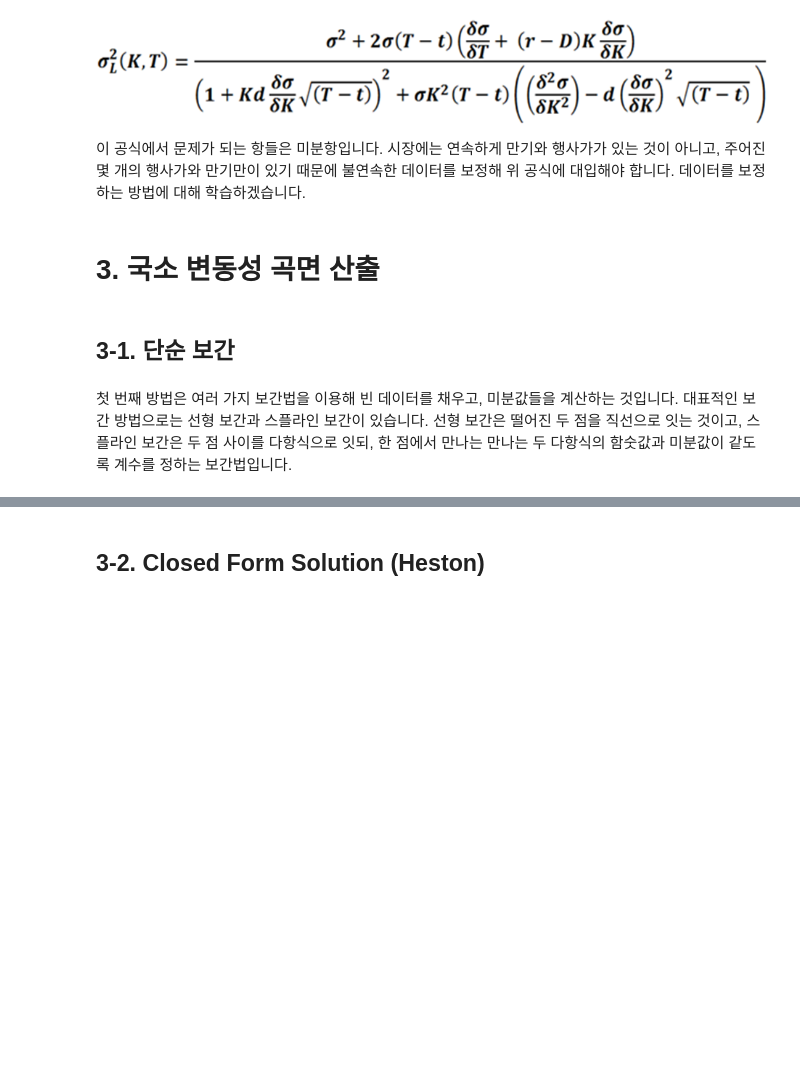
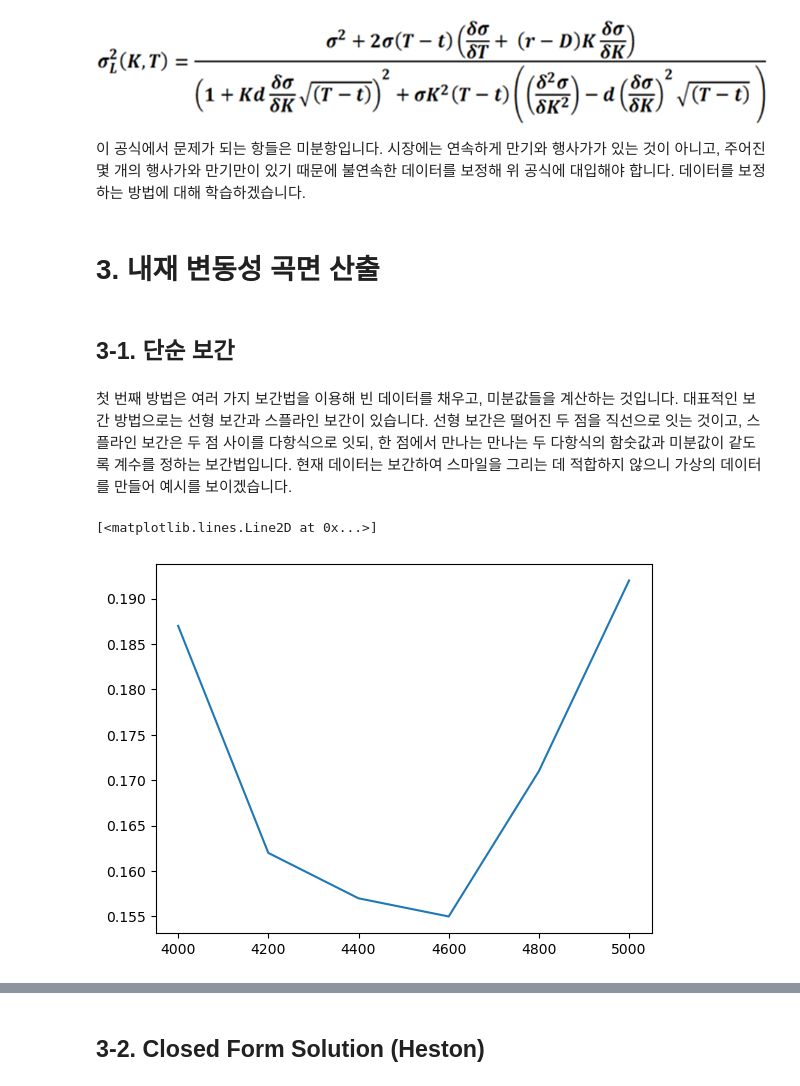
Before and after one commit to QuantifiSogang/2024-02DerivativesLab, a Jupyter notebook: 6.Volatility Surface/Volatility Surface.ipynb, the cells around one changed output, grey strips where cells are left out. Cells and saved outputs as stored; diff of their text form; code cells hidden in the pictures; blank space fills up the shorter version.

```diff
--- a/6.Volatility Surface/Volatility Surface.ipynb
+++ b/6.Volatility Surface/Volatility Surface.ipynb
@@ -105,8 +107,15 @@ ax.set_zlim(0,0.4)
 
 이 공식에서 문제가 되는 항들은 미분항입니다. 시장에는 연속하게 만기와 행사가가 있는 것이 아니고, 주어진 몇 개의 행사가와 만기만이 있기 때문에 불연속한 데이터를 보정해 위 공식에 대입해야 합니다. 데이터를 보정하는 방법에 대해 학습하겠습니다.
 # %% [markdown]
-# 3. 국소 변동성 곡면 산출
+# 3. 내재 변동성 곡면 산출
 # %% [markdown]
 ## 3-1. 단순 보간
 # %% [markdown]
-첫 번째 방법은 여러 가지 보간법을 이용해 빈 데이터를 채우고, 미분값들을 계산하는 것입니다. 대표적인 보간 방법으로는 선형 보간과 스플라인 보간이 있습니다. 선형 보간은 떨어진 두 점을 직선으로 잇는 것이고, 스플라인 보간은 두 점 사이를 다항식으로 잇되, 한 점에서 만나는 만나는 두 다항식의 함숫값과 미분값이 같도록 계수를 정하는 보간법입니다.
+첫 번째 방법은 여러 가지 보간법을 이용해 빈 데이터를 채우고, 미분값들을 계산하는 것입니다. 대표적인 보간 방법으로는 선형 보간과 스플라인 보간이 있습니다. 선형 보간은 떨어진 두 점을 직선으로 잇는 것이고, 스플라인 보간은 두 점 사이를 다항식으로 잇되, 한 점에서 만나는 만나는 두 다항식의 함숫값과 미분값이 같도록 계수를 정하는 보간법입니다. 현재 데이터는 보간하여 스마일을 그리는 데 적합하지 않으니 가상의 데이터를 만들어 예시를 보이겠습니다.
+# %%
+Strike = range(4000,5001,200)
+vol = [0.187,0.162,0.157,0.155,0.171,0.192]
+plt.plot(Strike,vol)
+# %% [output]
+[<matplotlib.lines.Line2D at 0x...>]
+[figure, added]
```
Also changed, not shown: parts of 45 cells of this notebook.
